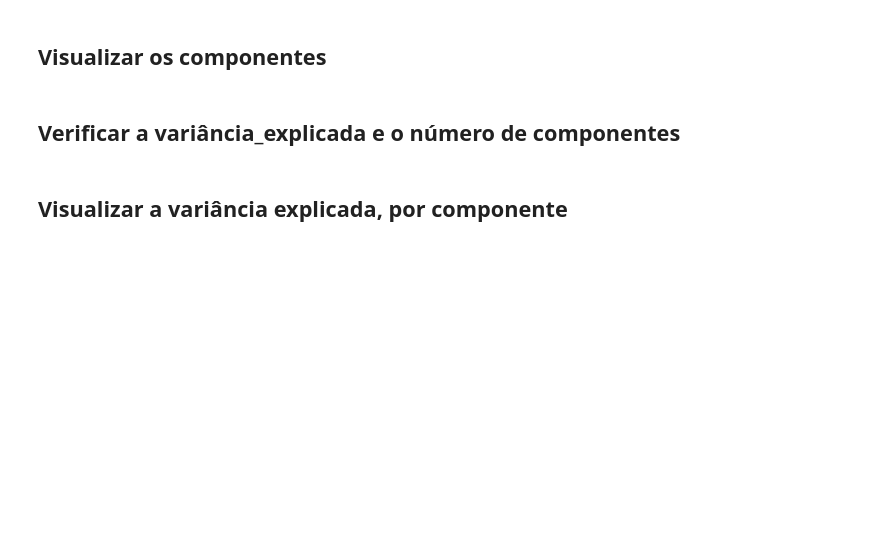
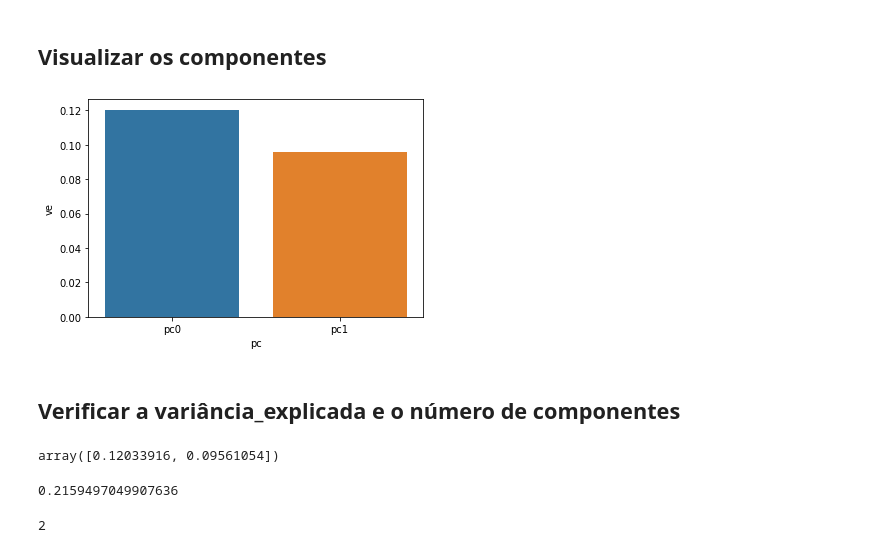
Before and after one commit to EutruTepit/BigData2022, a Jupyter notebook: [Aula_05].ipynb, the cells around one changed output. Drawn from its saved outputs; the diff is of its cells as text; code cells hidden in the pictures; blank space fills up the shorter version.

```diff
--- a/[Aula_05].ipynb
+++ b/[Aula_05].ipynb
@@ -491,2 +541,9 @@ Usar reshape e cmap = plt.cm.binary_r
 # %% [markdown]
 ## Aplicar o PCA
+# %%
+pca = PCA(n_components=2)
+
+df_pca = pca.fit_transform(df_normalizado)
+df_pca = pd.DataFrame(df_pca)
+
+df_pca.head()
@@ -493,6 +557,24 @@ Usar reshape e cmap = plt.cm.binary_r
 # %% [markdown]
 ## Visualizar os componentes
+# %%
+df_aux = pd.DataFrame({})
+df_aux["ve"] = pca.explained_variance_ratio_
+df_aux["pc"] = [ f"pc{i}" for i in range(pca.n_components_) ]
+
+sns.barplot(data=df_aux, x="pc", y="ve");
+# %% [output]
+[figure, added]
 # %% [markdown]
 ## Verificar a variância_explicada e o número de componentes
-# %% [markdown]
-## Visualizar a variância explicada, por componente
+# %%
+pca.explained_variance_ratio_
+# %% [output]
+array([0.12033916, 0.09561054])
+# %%
+sum(pca.explained_variance_ratio_)
+# %% [output]
+0.2159497049907636
+# %%
+pca.n_components_
+# %% [output]
+2
```
Also changed, not shown: parts of 8 cells of this notebook.
